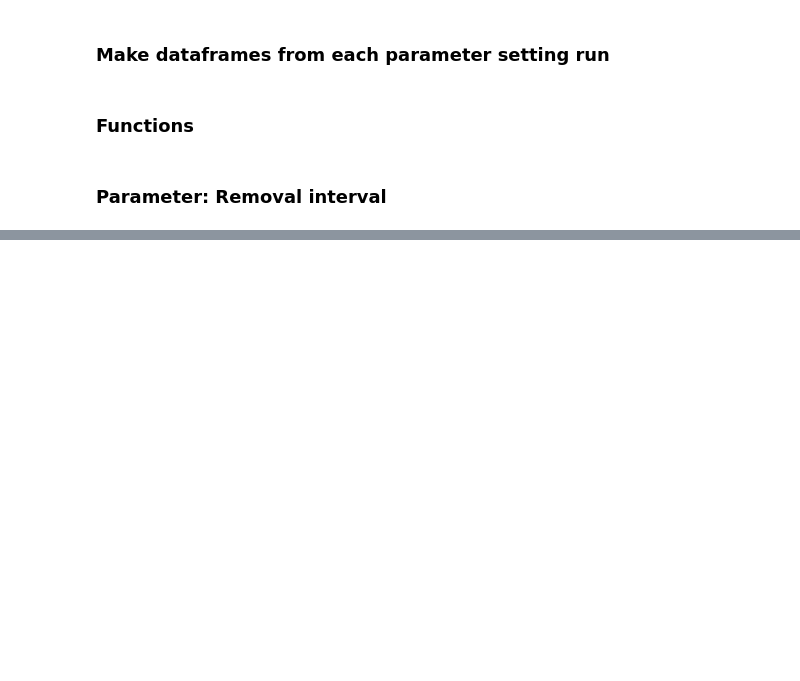
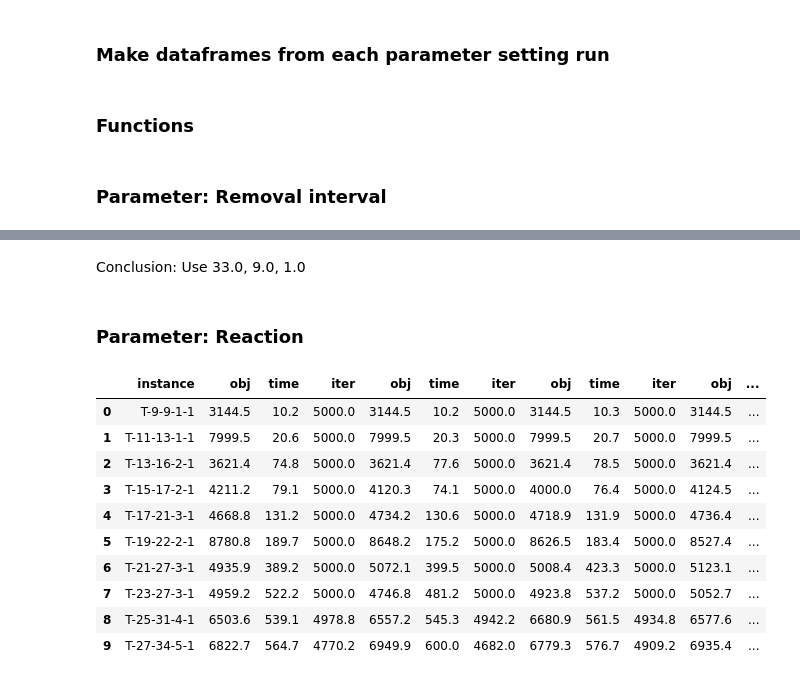
Before and after one commit to avandvik/masters-thesis, a Jupyter notebook: plot/dataframes.ipynb, the cells around one changed output, grey strips where cells are left out. Saved outputs shown, nothing was run; the diff lists cells and outputs as text; code cells hidden in the pictures; blank space fills up the shorter version.

```diff
--- a/plot/dataframes.ipynb
+++ b/plot/dataframes.ipynb
@@ -186,0 +263,41 @@ df_total
+# %% [markdown]
+Conclusion: Use 33.0, 9.0, 1.0
+# %% [markdown]
+### Parameter: Reaction
+# %%
+# The column to sort the rows by
+sort_column = instance_key
+
+df_r_1 = get_run_df('r-0.1.pkl', sort_column)
+df_r_2 = get_run_df('r-0.05.pkl', sort_column)
+df_r_3 = get_run_df('r-0.2.pkl', sort_column)
+df_r_4 = get_run_df('r-0.5.pkl', sort_column)
+df_r_5 = get_run_df('r-1.0.pkl', sort_column)
+
+# The columns that should be selected from each sub df
+columns = [instance_key, avg_obj_key, avg_time_key, avg_iter_key]
+
+# Get all sub dfs (each representing )
+one = get_sub_df(df_r_1, columns, sort_column)
+two = get_sub_df(df_r_2, columns, sort_column)
+three = get_sub_df(df_r_3, columns, sort_column)
+four = get_sub_df(df_r_4, columns, sort_column)
+five = get_sub_df(df_r_5, columns, sort_column)
+
+df_total = merge_sub_dfs([one, two, three, four, five])
+
+# Take somw values from r_5 to r_3
+
+df_total
+# %% [output]
+|  | instance | obj | time | iter | obj | time | iter | obj | time | iter | obj | ... |
+| 0 | T-9-9-1-1 | 3144.5 | 10.2 | 5000.0 | 3144.5 | 10.2 | 5000.0 | 3144.5 | 10.3 | 5000.0 | 3144.5 | ... |
+| 1 | T-11-13-1-1 | 7999.5 | 20.6 | 5000.0 | 7999.5 | 20.3 | 5000.0 | 7999.5 | 20.7 | 5000.0 | 7999.5 | ... |
+| 2 | T-13-16-2-1 | 3621.4 | 74.8 | 5000.0 | 3621.4 | 77.6 | 5000.0 | 3621.4 | 78.5 | 5000.0 | 3621.4 | ... |
+| 3 | T-15-17-2-1 | 4211.2 | 79.1 | 5000.0 | 4120.3 | 74.1 | 5000.0 | 4000.0 | 76.4 | 5000.0 | 4124.5 | ... |
+| 4 | T-17-21-3-1 | 4668.8 | 131.2 | 5000.0 | 4734.2 | 130.6 | 5000.0 | 4718.9 | 131.9 | 5000.0 | 4736.4 | ... |
+| 5 | T-19-22-2-1 | 8780.8 | 189.7 | 5000.0 | 8648.2 | 175.2 | 5000.0 | 8626.5 | 183.4 | 5000.0 | 8527.4 | ... |
+| 6 | T-21-27-3-1 | 4935.9 | 389.2 | 5000.0 | 5072.1 | 399.5 | 5000.0 | 5008.4 | 423.3 | 5000.0 | 5123.1 | ... |
+| 7 | T-23-27-3-1 | 4959.2 | 522.2 | 5000.0 | 4746.8 | 481.2 | 5000.0 | 4923.8 | 537.2 | 5000.0 | 5052.7 | ... |
+| 8 | T-25-31-4-1 | 6503.6 | 539.1 | 4978.8 | 6557.2 | 545.3 | 4942.2 | 6680.9 | 561.5 | 4934.8 | 6577.6 | ... |
+| 9 | T-27-34-5-1 | 6822.7 | 564.7 | 4770.2 | 6949.9 | 600.0 | 4682.0 | 6779.3 | 576.7 | 4909.2 | 6935.4 | ... |
```
Also changed, not shown: parts of 7 cells of this notebook, 15 other files.
